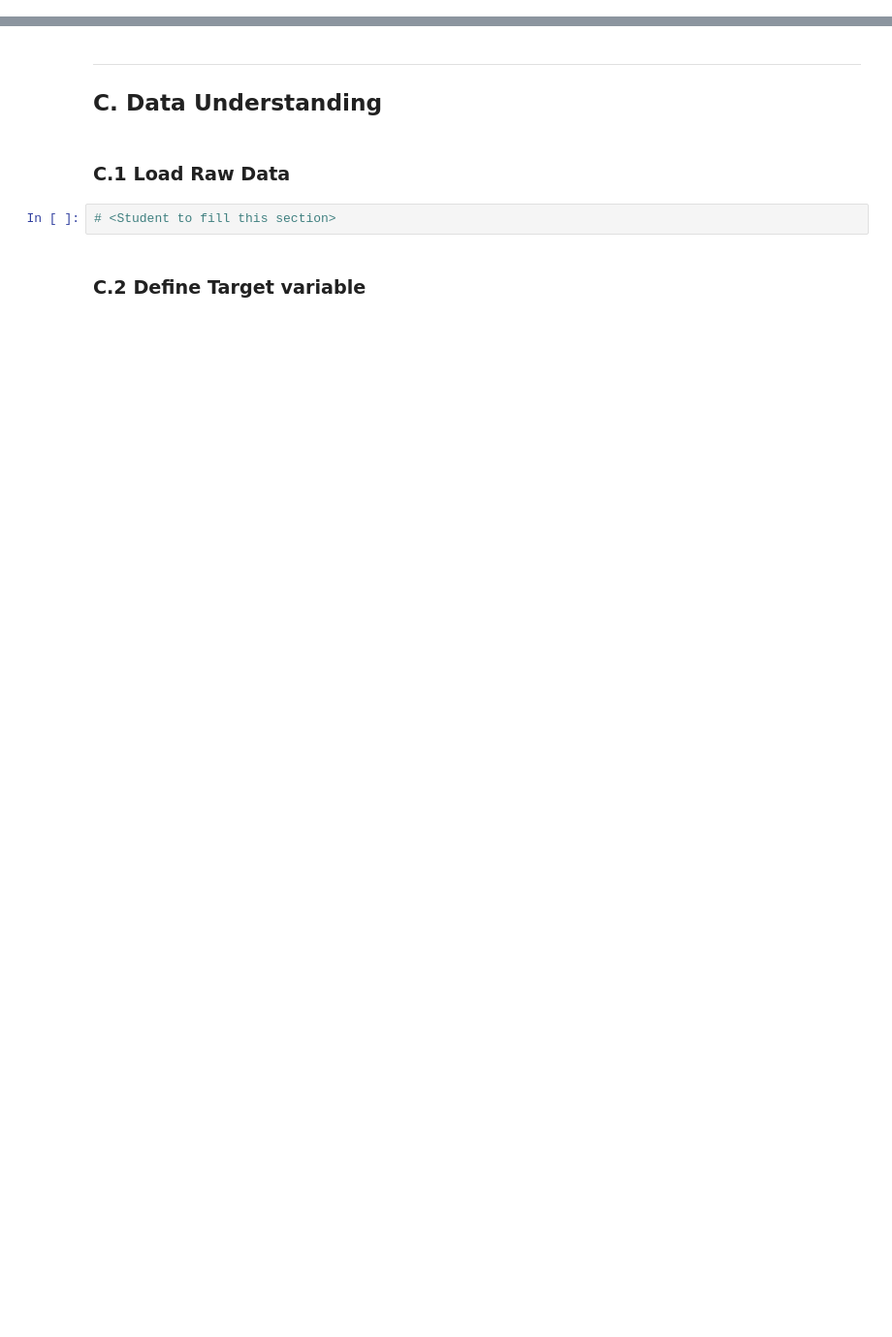
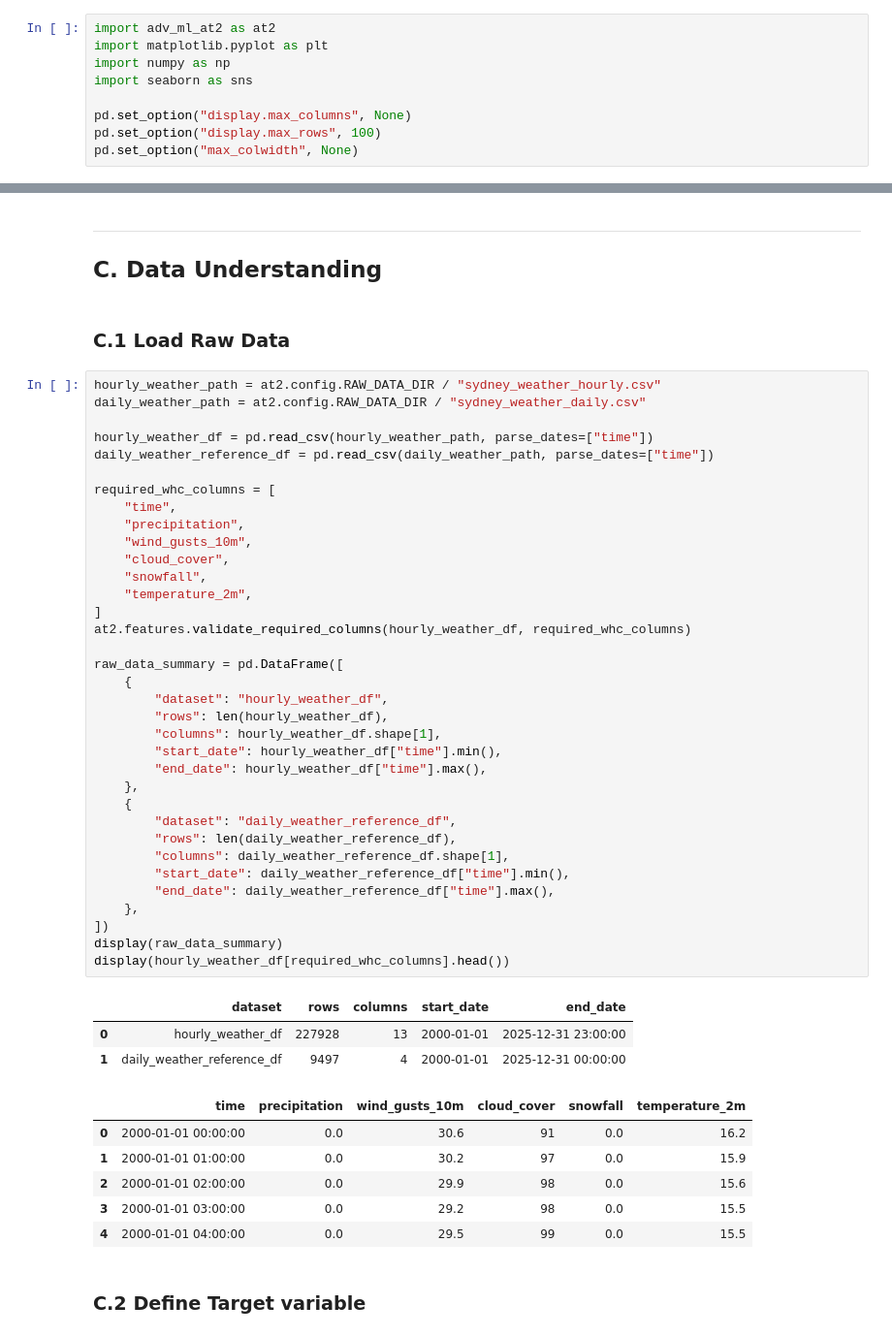
Before and after one commit to RP28/36120-26SP-AT2-26294153-experiments, a Jupyter notebook: notebooks/weather_hazard/36120_26SP_AT2_student_id_experiment.ipynb, the cells around one changed output, grey strips where cells are left out. Shown at 97% size. Drawn from its saved outputs; the diff is of its cells as text; blank space fills up the shorter version.

```diff
--- a/notebooks/weather_hazard/36120_26SP_AT2_student_id_experiment.ipynb
+++ b/notebooks/weather_hazard/36120_26SP_AT2_student_id_experiment.ipynb
@@ -34,3 +40,12 @@ print_tile(size="h1", key='student_id', value=student_id)
+# %%
+import adv_ml_at2 as at2
+import matplotlib.pyplot as plt
+import numpy as np
+import seaborn as sns
+
+pd.set_option("display.max_columns", None)
+pd.set_option("display.max_rows", 100)
+pd.set_option("max_colwidth", None)
 # %% [markdown]
 ---
 ## A. Project Description
@@ -68,7 +92,50 @@ print_tile(size="h3", key='stakeholders_expectations_explanations', value=stakeh
 ## C. Data Understanding
 # %% [markdown]
 ### C.1   Load Raw Data
-# %%
-# <Student to fill this section>
+# %%
+hourly_weather_path = at2.config.RAW_DATA_DIR / "sydney_weather_hourly.csv"
+daily_weather_path = at2.config.RAW_DATA_DIR / "sydney_weather_daily.csv"
+
+hourly_weather_df = pd.read_csv(hourly_weather_path, parse_dates=["time"])
+daily_weather_reference_df = pd.read_csv(daily_weather_path, parse_dates=["time"])
+
+required_whc_columns = [
+    "time",
+    "precipitation",
+    "wind_gusts_10m",
+    "cloud_cover",
+    "snowfall",
+    "temperature_2m",
+]
+at2.features.validate_required_columns(hourly_weather_df, required_whc_columns)
+
+raw_data_summary = pd.DataFrame([
+    {
+        "dataset": "hourly_weather_df",
+        "rows": len(hourly_weather_df),
+        "columns": hourly_weather_df.shape[1],
+        "start_date": hourly_weather_df["time"].min(),
+        "end_date": hourly_weather_df["time"].max(),
+    },
+    {
+        "dataset": "daily_weather_reference_df",
+        "rows": len(daily_weather_reference_df),
+        "columns": daily_weather_reference_df.shape[1],
+        "start_date": daily_weather_reference_df["time"].min(),
+        "end_date": daily_weather_reference_df["time"].max(),
+    },
+])
+display(raw_data_summary)
+display(hourly_weather_df[required_whc_columns].head())
+# %% [output]
+|  | dataset | rows | columns | start_date | end_date |
+| 0 | hourly_weather_df | 227928 | 13 | 2000-01-01 | 2025-12-31 23:00:00 |
+| 1 | daily_weather_reference_df | 9497 | 4 | 2000-01-01 | 2025-12-31 00:00:00 |
+|  | time | precipitation | wind_gusts_10m | cloud_cover | snowfall | temperature_2m |
+| 0 | 2000-01-01 00:00:00 | 0.0 | 30.6 | 91 | 0.0 | 16.2 |
+| 1 | 2000-01-01 01:00:00 | 0.0 | 30.2 | 97 | 0.0 | 15.9 |
+| 2 | 2000-01-01 02:00:00 | 0.0 | 29.9 | 98 | 0.0 | 15.6 |
+| 3 | 2000-01-01 03:00:00 | 0.0 | 29.2 | 98 | 0.0 | 15.5 |
+| 4 | 2000-01-01 04:00:00 | 0.0 | 29.5 | 99 | 0.0 | 15.5 |
 # %% [markdown]
 ### C.2 Define Target variable
```
Also changed, not shown: parts of 22 cells of this notebook, 5 other files.
